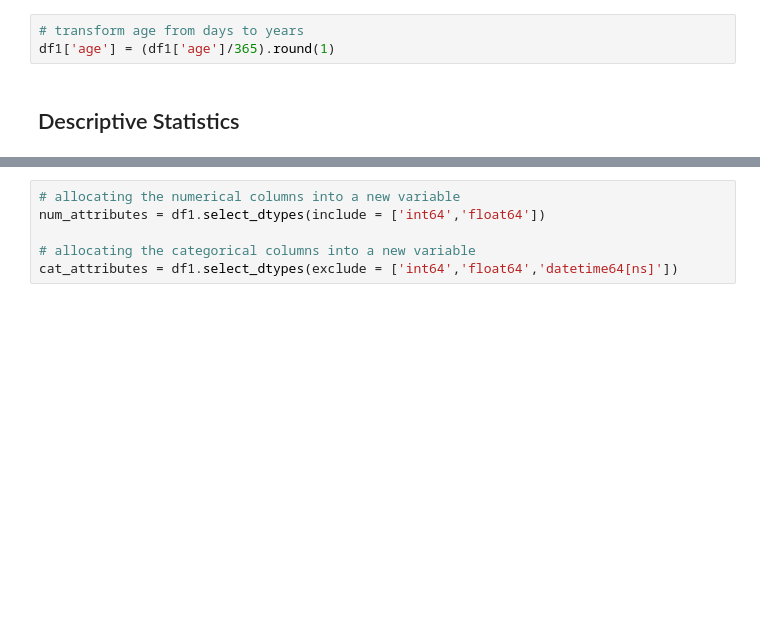
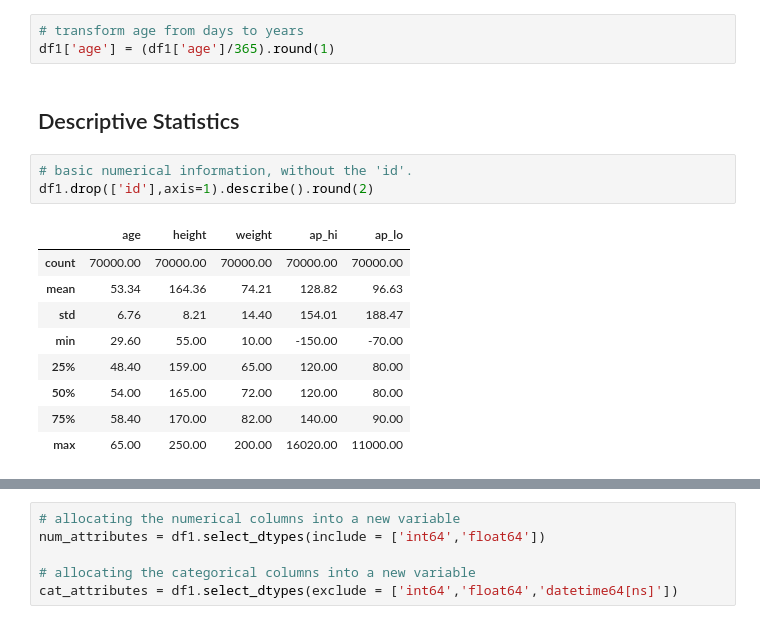
Before and after one commit to caio-roliveira/cardio_catch_diseases, a Jupyter notebook: cardio_catch_diseases.ipynb, the cells around one changed output, grey strips where cells are left out. Drawn from its saved outputs; the diff is of its cells as text; blank space fills up the shorter version.

```diff
--- a/cardio_catch_diseases.ipynb
+++ b/cardio_catch_diseases.ipynb
@@ -248,3 +278,16 @@ There's no need in treating the database for empty values
 df1['age'] = (df1['age']/365).round(1)
 # %% [markdown]
 ## Descriptive Statistics
+# %%
+# basic numerical information, without the 'id'.
+df1.drop(['id'],axis=1).describe().round(2)
+# %% [output]
+|  | age | height | weight | ap_hi | ap_lo |
+| count | 70000.00 | 70000.00 | 70000.00 | 70000.00 | 70000.00 |
+| mean | 53.34 | 164.36 | 74.21 | 128.82 | 96.63 |
+| std | 6.76 | 8.21 | 14.40 | 154.01 | 188.47 |
+| min | 29.60 | 55.00 | 10.00 | -150.00 | -70.00 |
+| 25% | 48.40 | 159.00 | 65.00 | 120.00 | 80.00 |
+| 50% | 54.00 | 165.00 | 72.00 | 120.00 | 80.00 |
+| 75% | 58.40 | 170.00 | 82.00 | 140.00 | 90.00 |
+| max | 65.00 | 250.00 | 200.00 | 16020.00 | 11000.00 |
```
Also changed, not shown: parts of 11 cells of this notebook.
